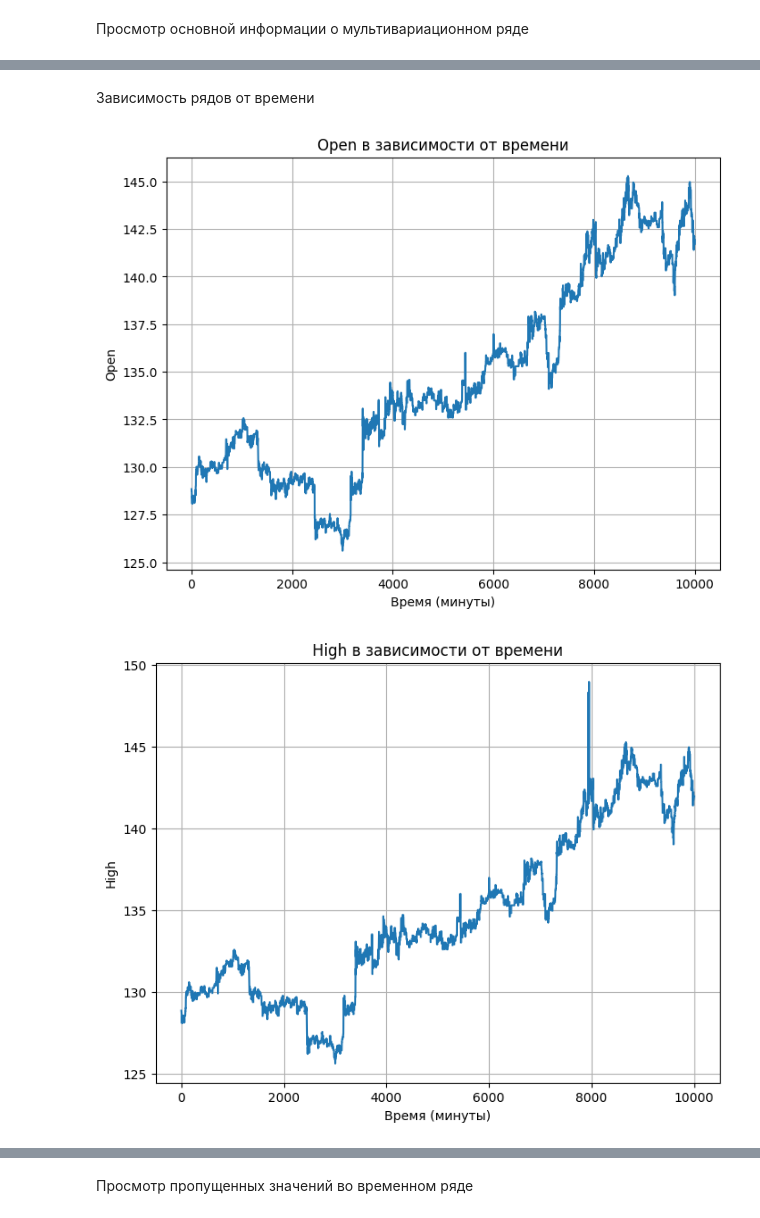
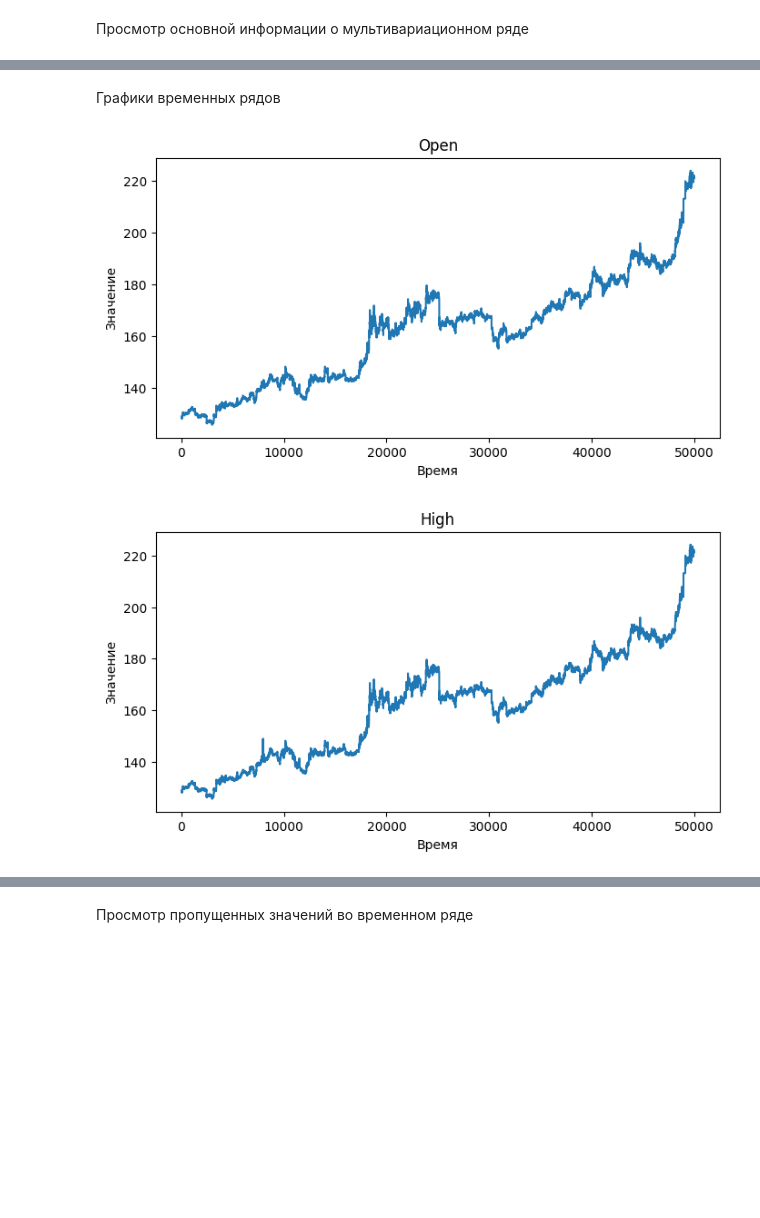
Before and after one commit to onedanoken/timeseries_homeworks, a Jupyter notebook: final_project/final_project.ipynb, the cells around one changed output, grey strips where cells are left out. Cells and saved outputs as stored; diff of their text form; code cells hidden in the pictures; blank space fills up the shorter version.

```diff
--- a/final_project/final_project.ipynb
+++ b/final_project/final_project.ipynb
@@ -11,21 +11,18 @@
 6. Не менее 5 метрик по каждой модели
 7. Выводы по каждой модели, и по результатам в целом.
 # %%
-# 2020-01-01 00:00:00
-
 import pandas as pd
+import numpy as np
 import matplotlib.pyplot as plt
 
 file_path = 'data/gemini_ETHUSD_2020_1min.csv'
 data = pd.read_csv(file_path, index_col=False)
 del data['Symbol']
 del data['Unix Timestamp']
+del data['Volume']
+
 data.reset_index(drop=True, inplace=True)
 
-data['Date'] = pd.to_datetime(data['Date'])
-min_time = data['Date'].min()
-data['Time'] = ((data['Date'] - min_time).dt.total_seconds() / 60).astype(int)
-del data['Date']
 
 data = data.iloc[::-1].reset_index(drop=True)
 # %%
@@ -51,5 +46,5 @@ data
 # %%
-data = data[:10000]
+data = data[:50000]
 # %% [markdown]
 ## Блок предобработки временного ряда
 ### Свойства временных рядов
@@ -86,16 +81,16 @@ data.describe()
-# %% [markdown]
-Зависимость рядов от времени
+# %% [markdown]
+Графики временных рядов
 # %%
-columns_to_plot = ['Open', 'High', 'Low', 'Close', 'Volume']
+columns = data.columns
 
-for column in columns_to_plot:
-    plt.figure(figsize=(8, 6))
-    plt.plot(data['Time'], data[column])
-    plt.title(f'{column} в зависимости от времени')
-    plt.xlabel('Время (минуты)')
-    plt.ylabel(column)
-    plt.grid(True)
-    plt.show()
+for column in columns:
+    if column != 'Date':
+        plt.figure(figsize=(8, 4))
+        plt.plot(data[column])
+        plt.title(column)
+        plt.xlabel('Время')
+        plt.ylabel('Значение')
+        plt.show()
 # %% [output]
-[figure, old version]
+[figure, new version]
-[figure, old version]
+[figure, new version]
```
Also changed, not shown: parts of 84 cells of this notebook.
